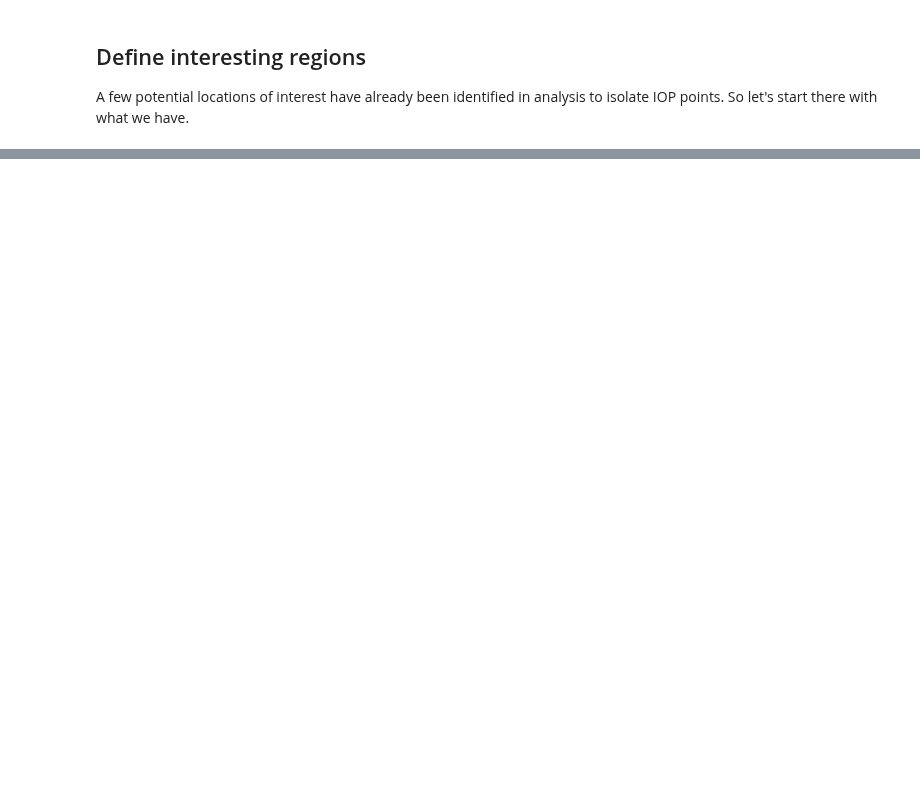
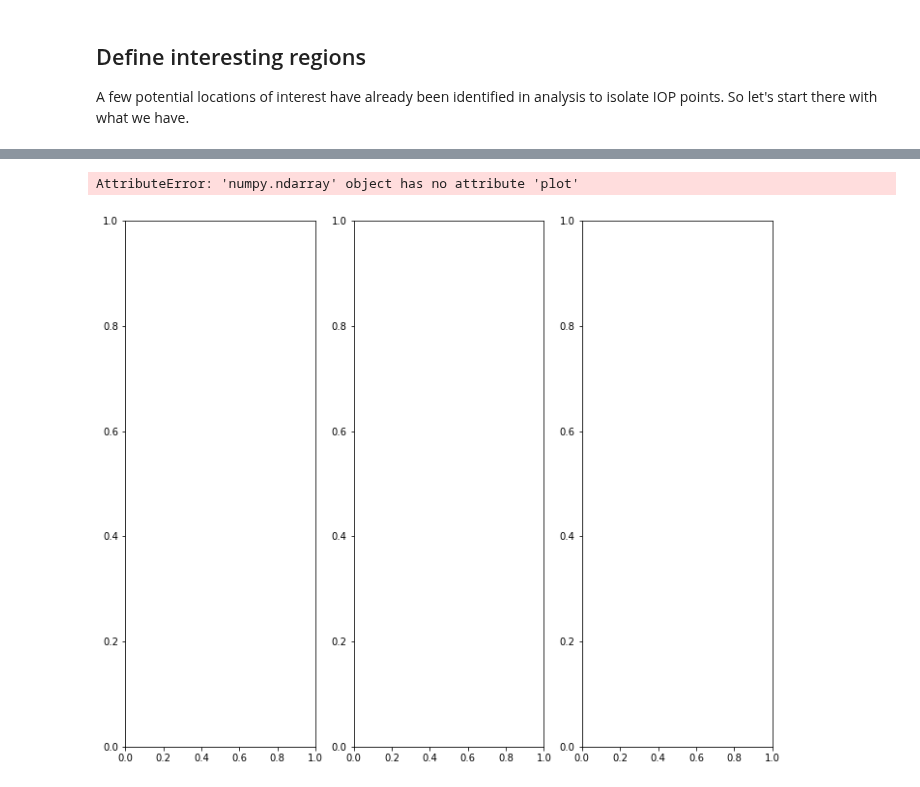
Before and after one commit to megandevlan/Coupling_CAM6CLM5, a Jupyter notebook: CouplingIndex_RegionalModelSensitivity.ipynb, the cells around one changed output, grey strips where cells are left out. Saved outputs shown, nothing was run; the diff lists cells and outputs as text; code cells hidden in the pictures; blank space fills up the shorter version.

```diff
--- a/CouplingIndex_RegionalModelSensitivity.ipynb
+++ b/CouplingIndex_RegionalModelSensitivity.ipynb
@@ -332,0 +708,29 @@ ilon_Jalna = np.where( (lon>=75.3) & (lon<=76.3))[0]
+# %%
+# --------------------------------------
+#  Vertical profiles of T, Q, CLOUD %
+# --------------------------------------
+
+
+# Set up figure
+fig, axs = plt.subplots(1,3, figsize=(12,10))
+#Adjust space between subplots
+# fig.subplots_adjust(hspace = -0.1,wspace = 0.1)
+#Put axs handles in array, axs
+axs = axs.ravel()
+
+iDay = 50
+
+
+ax1.plot(np.flip(np.squeeze(LinskCL_JJA.cl.values[iDay,:])),np.flip(LinskCL_JJA.lev.values*1000),'k*-')
+ax1.plot(np.squeeze(Linsk_CESM1_JJA.CLOUD.values[iDay,:])*100, Linsk_CESM1_JJA.lev.values,'b*-')
+ax1.plot(np.squeeze(Linsk_CLM45_JJA.CLOUD.values[iDay,:])*100, Linsk_CLM45_JJA.lev.values,'g*-')
+
+plt.gca().invert_yaxis()
+ax1.legend(['CESM2','CESM1','CLM4.5+CAM6'])
+ax1.set_ylim([1000, 400])
+ax1.set_title('Cloud Percent\n'+str(dates_CESM2[iDay]))
+
+plt.show()
+# %% [output]
+AttributeError: 'numpy.ndarray' object has no attribute 'plot'
+[figure, added]
```
Also changed, not shown: parts of 18 cells of this notebook.
